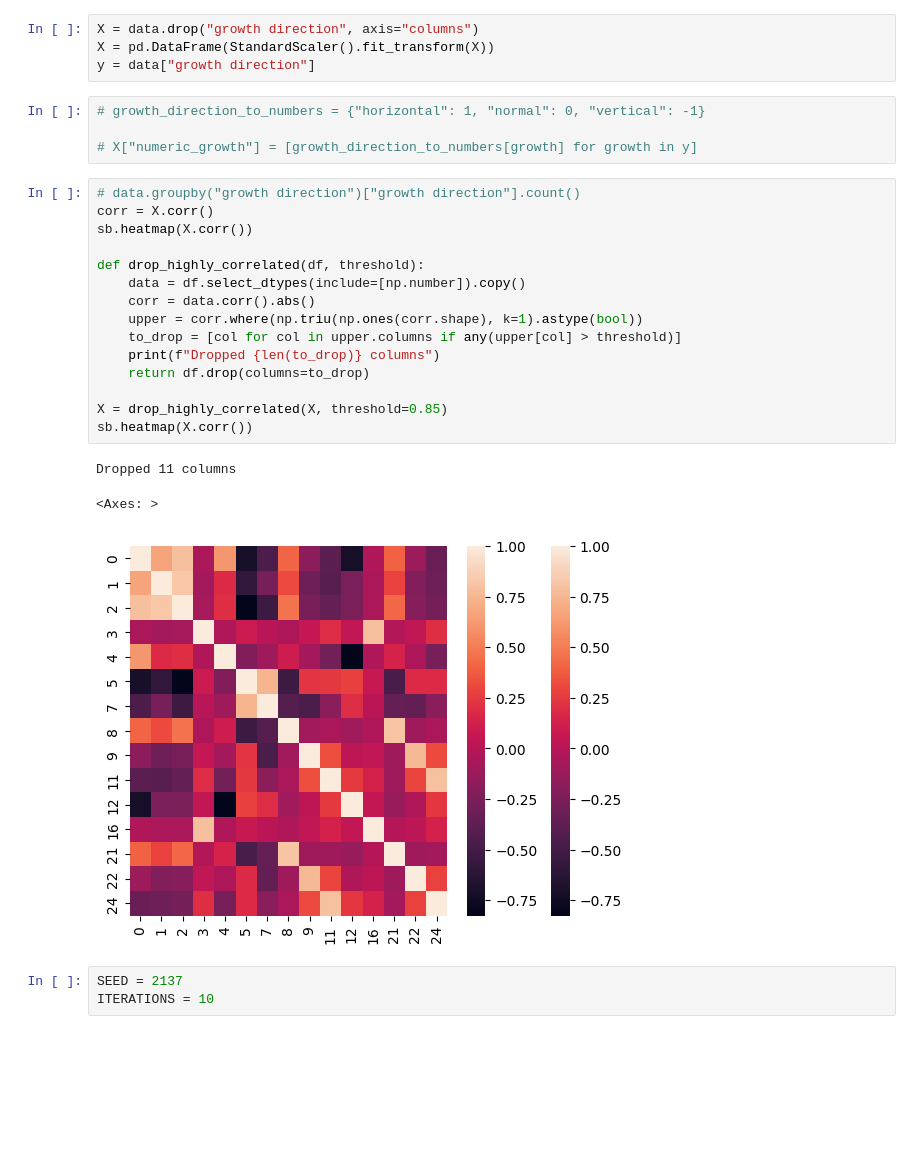
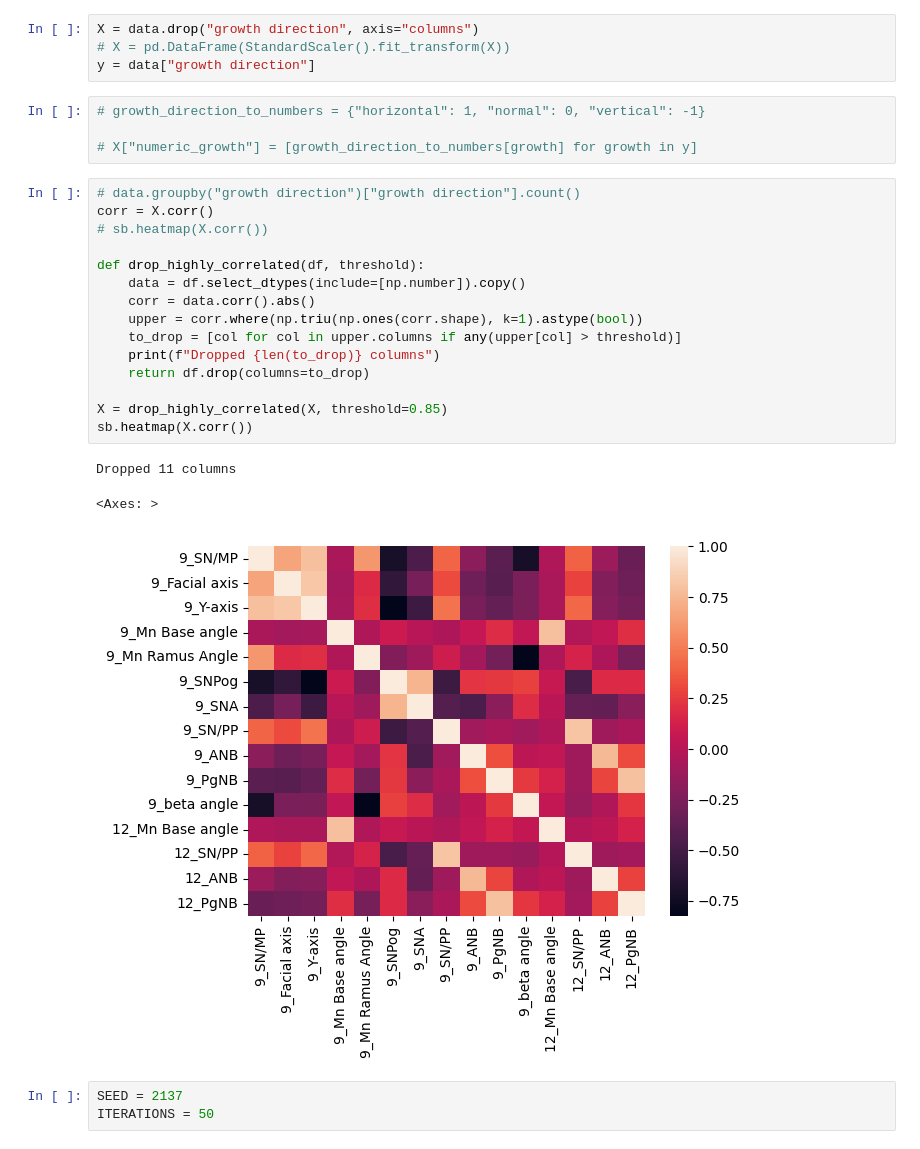
Before and after one commit to kamil7430/wdsi, a Jupyter notebook: classification/main.ipynb, the cells around one changed output. Drawn from its saved outputs; the diff is of its cells as text; blank space fills up the shorter version.

```diff
--- a/classification/main.ipynb
+++ b/classification/main.ipynb
@@ -48,7 +48,7 @@ dtypes: float64(26), str(1)
 memory usage: 94.2 KB
 # %%
 X = data.drop("growth direction", axis="columns")
-X = pd.DataFrame(StandardScaler().fit_transform(X))
+# X = pd.DataFrame(StandardScaler().fit_transform(X))
 y = data["growth direction"]
 # %%
 # growth_direction_to_numbers = {"horizontal": 1, "normal": 0, "vertical": -1}
@@ -57,25 +57,25 @@ y = data["growth direction"]
 # %%
 # data.groupby("growth direction")["growth direction"].count()
 corr = X.corr()
-sb.heatmap(X.corr())
+# sb.heatmap(X.corr())
 
 def drop_highly_correlated(df, threshold):
     data = df.select_dtypes(include=[np.number]).copy()
     corr = data.corr().abs()
     upper = corr.where(np.triu(np.ones(corr.shape), k=1).astype(bool))
     to_drop = [col for col in upper.columns if any(upper[col] > threshold)]
     print(f"Dropped {len(to_drop)} columns")
     return df.drop(columns=to_drop)
 
 X = drop_highly_correlated(X, threshold=0.85)
 sb.heatmap(X.corr())
 # %% [output]
 Dropped 11 columns
 <Axes: >
-[figure, old version]
+[figure, new version]
 # %%
 SEED = 2137
-ITERATIONS = 10
+ITERATIONS = 50
 # %%
 classifiers = [
     ("GaussianNB", GaussianNB),
```
Also changed, not shown: parts of 1 cell of this notebook.
